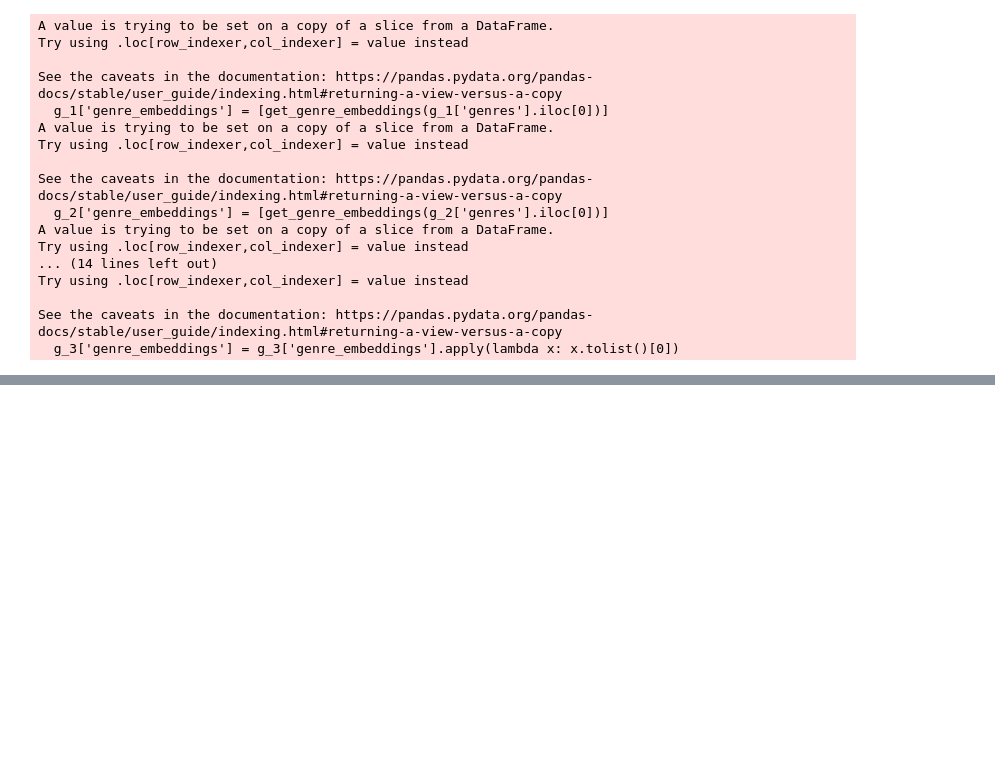
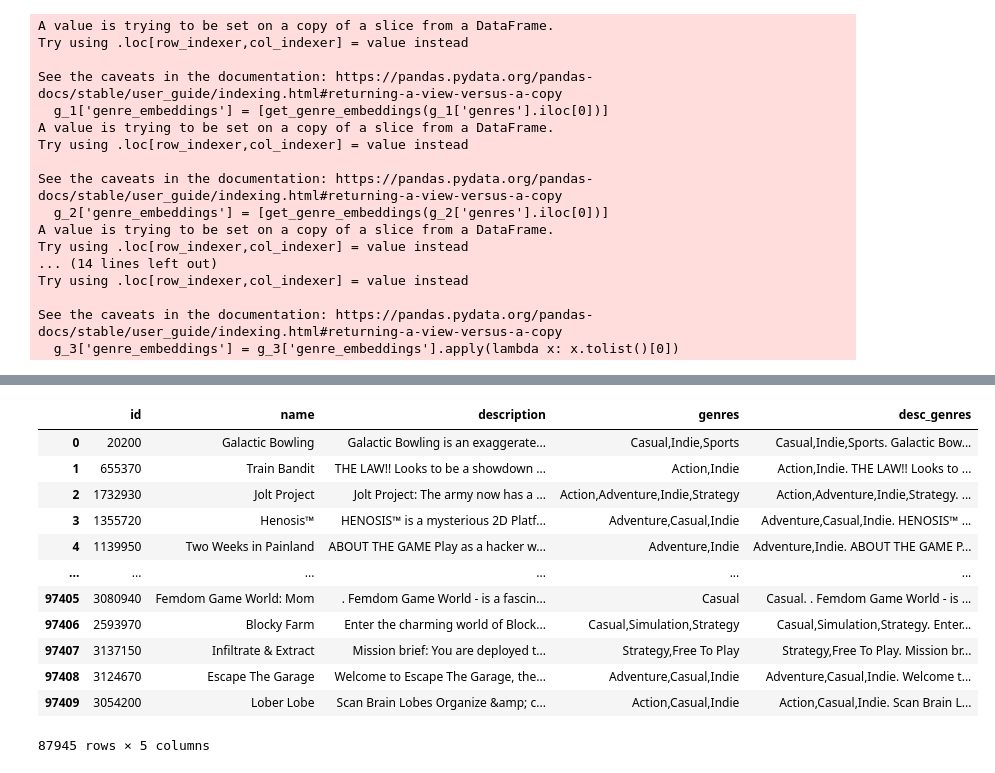
Before and after one commit to V8-Luky/dspro1, a Jupyter notebook: similarity_combination_exploration.ipynb, the cells around one changed output, grey strips where cells are left out. Drawn from its saved outputs; the diff is of its cells as text; code cells hidden in the pictures; blank space fills up the shorter version.

```diff
--- a/similarity_combination_exploration.ipynb
+++ b/similarity_combination_exploration.ipynb
@@ -254,0 +285,17 @@ array=[ 1.75055377e-02  5.56283779e-02 -1.94122698e-02  2.07415745e-02
+# %%
+games_3['desc_genres'] = games_3['genres'] + '. ' +games_3['description']
+games_3
+# %% [output]
+|  | id | name | description | genres | desc_genres |
+| 0 | 20200 | Galactic Bowling | Galactic Bowling is an exaggerate... | Casual,Indie,Sports | Casual,Indie,Sports. Galactic Bow... |
+| 1 | 655370 | Train Bandit | THE LAW!! Looks to be a showdown ... | Action,Indie | Action,Indie. THE LAW!! Looks to ... |
+| 2 | 1732930 | Jolt Project | Jolt Project: The army now has a ... | Action,Adventure,Indie,Strategy | Action,Adventure,Indie,Strategy. ... |
+| 3 | 1355720 | Henosis™ | HENOSIS™ is a mysterious 2D Platf... | Adventure,Casual,Indie | Adventure,Casual,Indie. HENOSIS™ ... |
+| 4 | 1139950 | Two Weeks in Painland | ABOUT THE GAME Play as a hacker w... | Adventure,Indie | Adventure,Indie. ABOUT THE GAME P... |
+| ... | ... | ... | ... | ... | ... |
+| 97405 | 3080940 | Femdom Game World: Mom | . Femdom Game World - is a fascin... | Casual | Casual. . Femdom Game World - is ... |
+| 97406 | 2593970 | Blocky Farm | Enter the charming world of Block... | Casual,Simulation,Strategy | Casual,Simulation,Strategy. Enter... |
+| 97407 | 3137150 | Infiltrate & Extract | Mission brief: You are deployed t... | Strategy,Free To Play | Strategy,Free To Play. Mission br... |
+| 97408 | 3124670 | Escape The Garage | Welcome to Escape The Garage, the... | Adventure,Casual,Indie | Adventure,Casual,Indie. Welcome t... |
+| 97409 | 3054200 | Lober Lobe | Scan Brain Lobes Organize &amp; c... | Action,Casual,Indie | Action,Casual,Indie. Scan Brain L... |
+87945 rows × 5 columns
```
Also changed, not shown: parts of 16 cells of this notebook.
